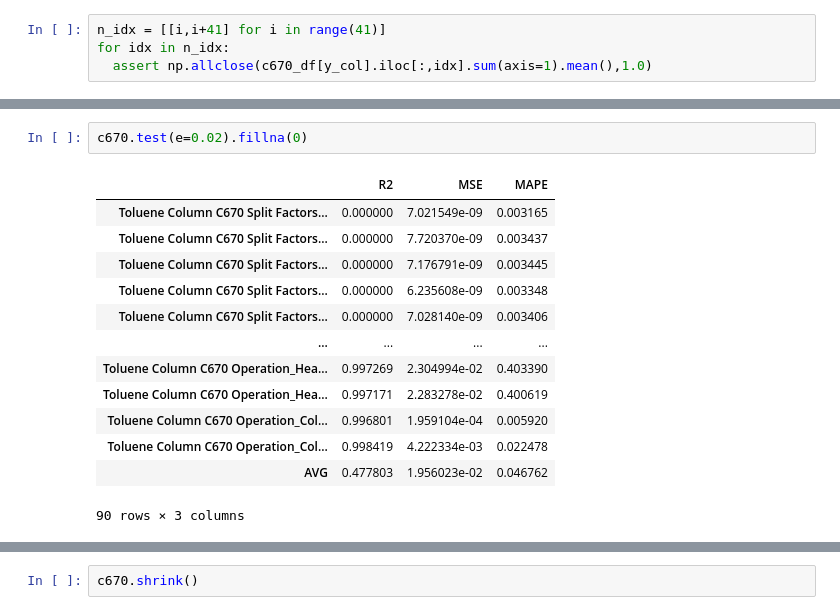
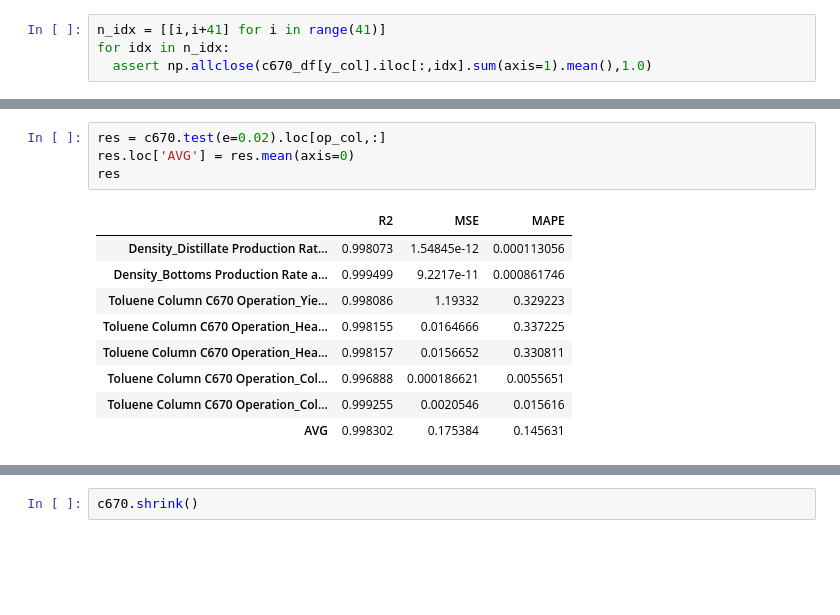
Before and after one commit to skywalker0803r/c620, a Jupyter notebook: notebook/C670.ipynb, the cells around one changed output, grey strips where cells are left out. Cells and saved outputs as stored; diff of their text form; blank space fills up the shorter version.

```diff
--- a/notebook/C670.ipynb
+++ b/notebook/C670.ipynb
@@ -52,17 +70,15 @@ epoch:250 train_loss:0.0014 valid_loss:0.0016
 <autorch.utils.part.PartBulider at 0x...>
-# %%
-c670.test(e=0.02).fillna(0)
-# %% [output]
-|  | R2 | MSE | MAPE |
-| Toluene Column C670 Split Factors... | 0.000000 | 7.021549e-09 | 0.003165 |
-| Toluene Column C670 Split Factors... | 0.000000 | 7.720370e-09 | 0.003437 |
-| Toluene Column C670 Split Factors... | 0.000000 | 7.176791e-09 | 0.003445 |
-| Toluene Column C670 Split Factors... | 0.000000 | 6.235608e-09 | 0.003348 |
-| Toluene Column C670 Split Factors... | 0.000000 | 7.028140e-09 | 0.003406 |
-| ... | ... | ... | ... |
-| Toluene Column C670 Operation_Hea... | 0.997269 | 2.304994e-02 | 0.403390 |
-| Toluene Column C670 Operation_Hea... | 0.997171 | 2.283278e-02 | 0.400619 |
-| Toluene Column C670 Operation_Col... | 0.996801 | 1.959104e-04 | 0.005920 |
-| Toluene Column C670 Operation_Col... | 0.998419 | 4.222334e-03 | 0.022478 |
-| AVG | 0.477803 | 1.956023e-02 | 0.046762 |
-90 rows × 3 columns
+# %%
+res = c670.test(e=0.02).loc[op_col,:]
+res.loc['AVG'] = res.mean(axis=0)
+res
+# %% [output]
+|  | R2 | MSE | MAPE |
+| Density_Distillate Production Rat... | 0.998073 | 1.54845e-12 | 0.000113056 |
+| Density_Bottoms Production Rate a... | 0.999499 | 9.2217e-11 | 0.000861746 |
+| Toluene Column C670 Operation_Yie... | 0.998086 | 1.19332 | 0.329223 |
+| Toluene Column C670 Operation_Hea... | 0.998155 | 0.0164666 | 0.337225 |
+| Toluene Column C670 Operation_Hea... | 0.998157 | 0.0156652 | 0.330811 |
+| Toluene Column C670 Operation_Col... | 0.996888 | 0.000186621 | 0.0055651 |
+| Toluene Column C670 Operation_Col... | 0.999255 | 0.0020546 | 0.015616 |
+| AVG | 0.998302 | 0.175384 | 0.145631 |
```
Also changed, not shown: parts of 11 cells of this notebook.
